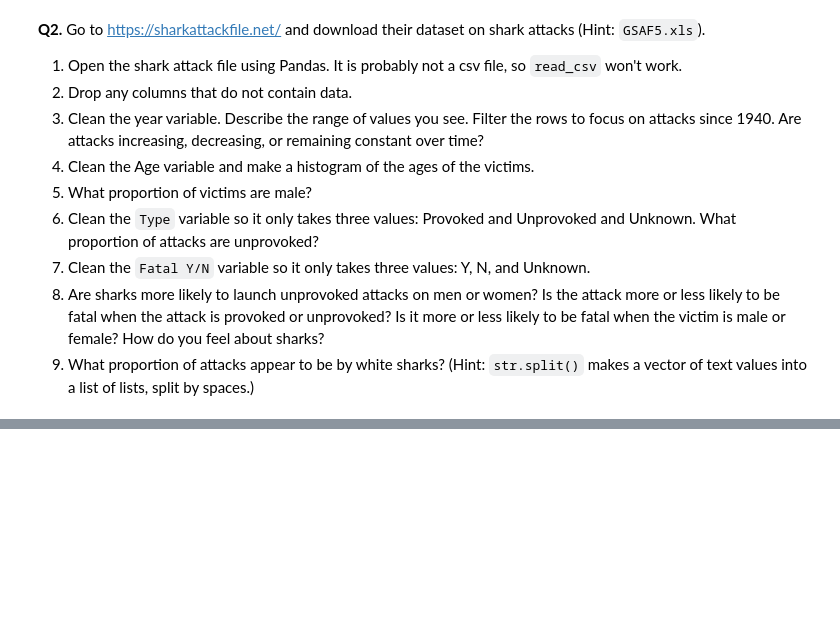
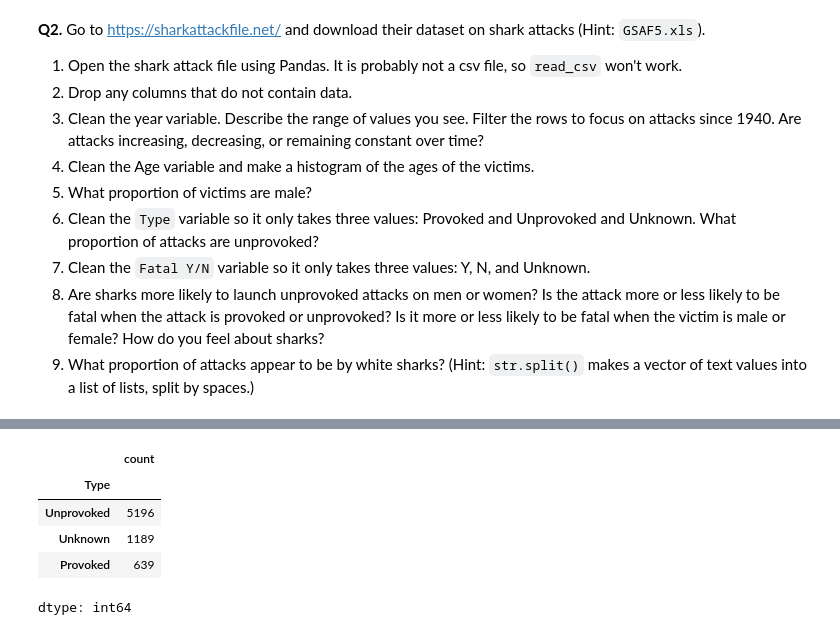
Before and after one commit to ap-vp/wrangling_assignment, a Jupyter notebook: Patnaik_wrangling.ipynb, the cells around one changed output, grey strips where cells are left out. Cells and saved outputs as stored; diff of their text form; code cells hidden in the pictures; blank space fills up the shorter version.

```diff
--- a/Patnaik_wrangling.ipynb
+++ b/Patnaik_wrangling.ipynb
@@ -179,0 +256,15 @@ justice[['ImposedSentenceAllChargeInContactEvent',
+# %%
+#Q2P6
+shark['Type'].value_counts()
+
+shark.loc[~shark['Type'].isin(["Unprovoked", "Provoked",]) & shark['Type'].notna(), 'Type'] = "Unknown"
+#lists all values not Provoked or Unprovoked as Unknown
+
+shark['Type'].value_counts()
+# %% [output]
+|  | count |
+| Type |  |
+| Unprovoked | 5196 |
+| Unknown | 1189 |
+| Provoked | 639 |
+dtype: int64
```
Also changed, not shown: parts of 8 cells of this notebook.
